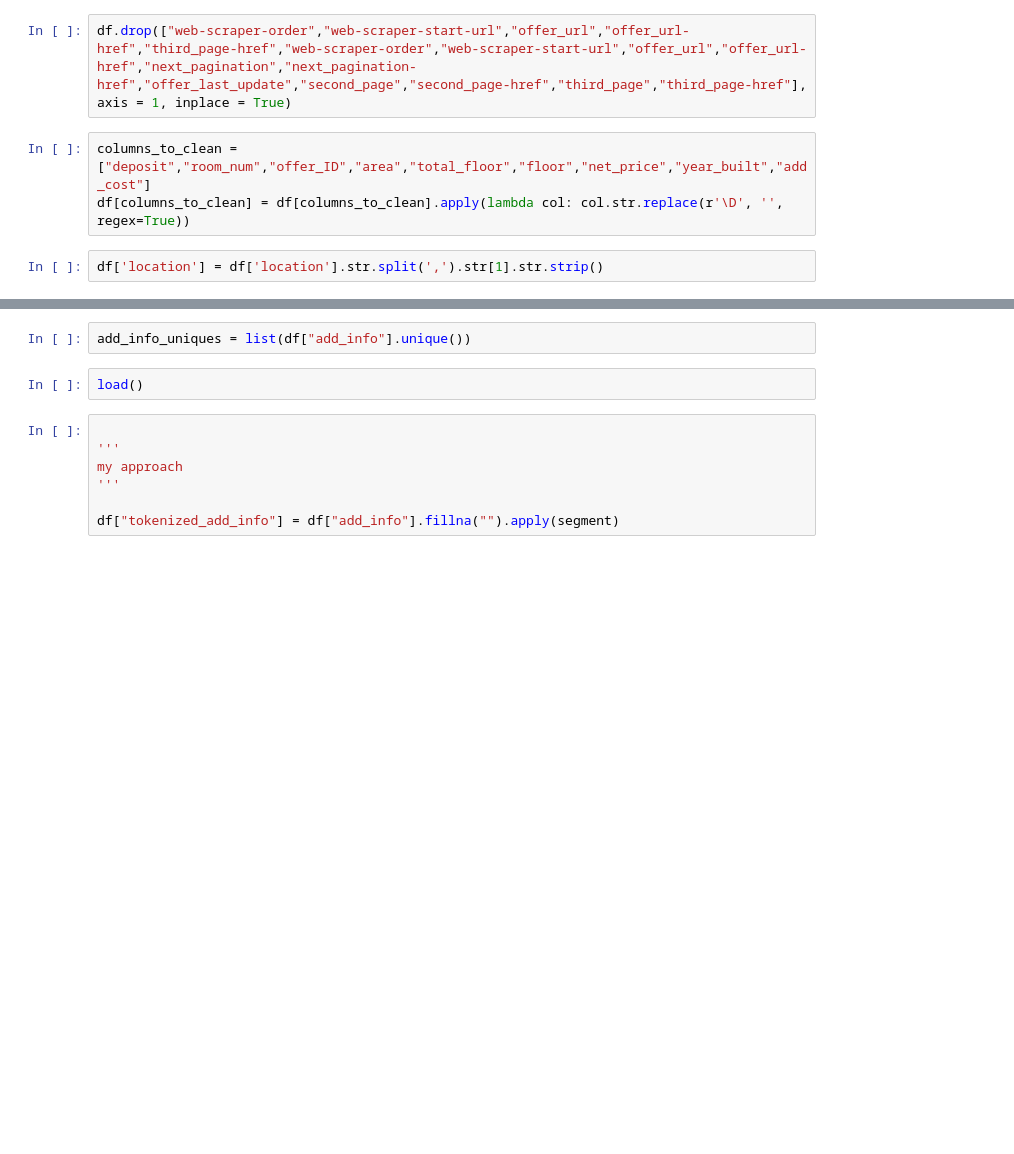
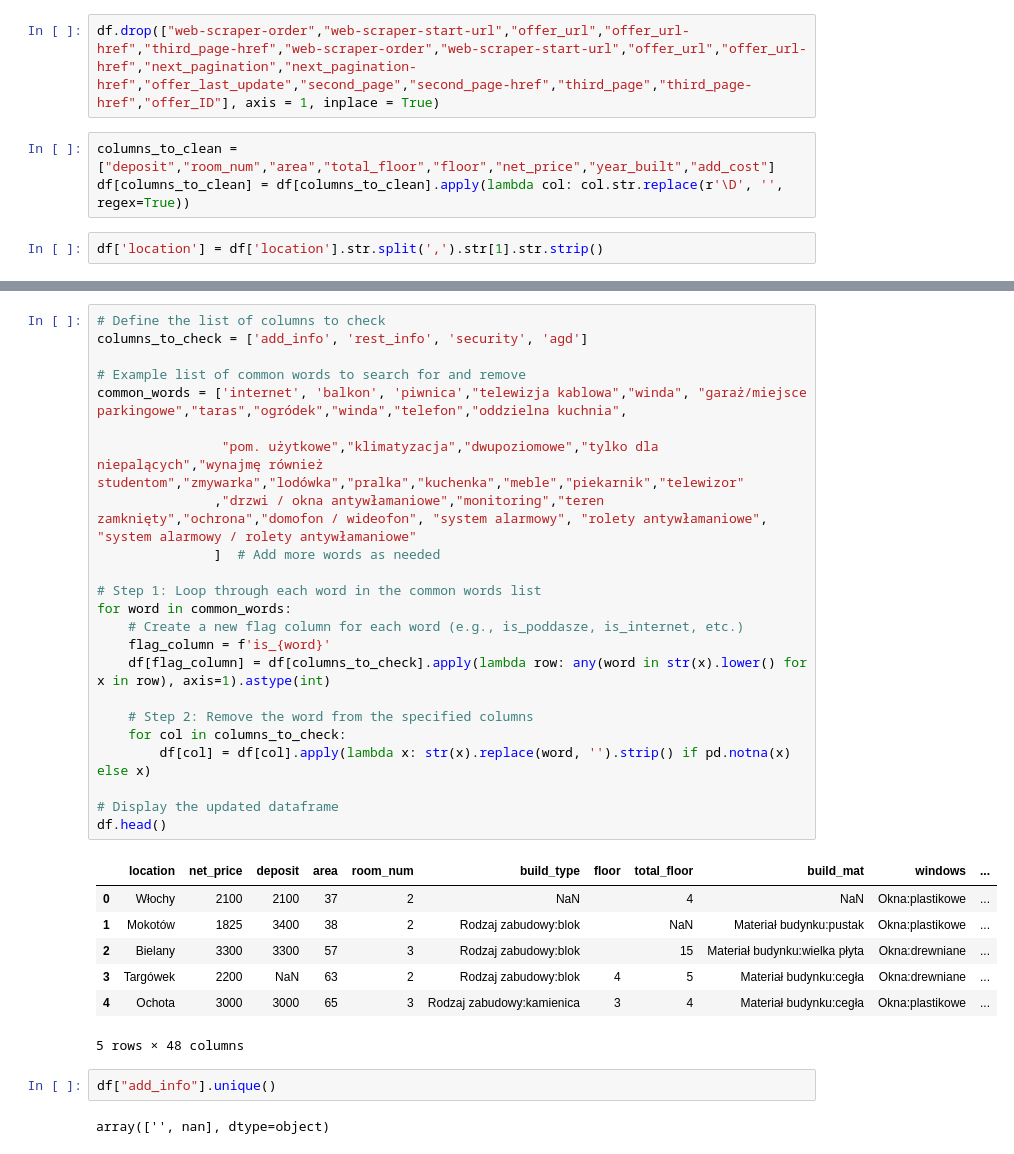
Before and after one commit to filki/Kaggle_Warsaw_rent_prices, a Jupyter notebook: starter.ipynb, the cells around one changed output, grey strips where cells are left out. Cells and saved outputs as stored; diff of their text form; blank space fills up the shorter version.

```diff
--- a/starter.ipynb
+++ b/starter.ipynb
@@ -79,9 +97,9 @@ third_page               3441
 third_page-href          3441
 dtype: int64
 # %%
-df.drop(["web-scraper-order","web-scraper-start-url","offer_url","offer_url-href","third_page-href","web-scraper-order","web-scraper-start-url","offer_url","offer_url-href","next_pagination","next_pagination-href","offer_last_update","second_page","second_page-href","third_page","third_page-href"], axis = 1, inplace = True)
+df.drop(["web-scraper-order","web-scraper-start-url","offer_url","offer_url-href","third_page-href","web-scraper-order","web-scraper-start-url","offer_url","offer_url-href","next_pagination","next_pagination-href","offer_last_update","second_page","second_page-href","third_page","third_page-href","offer_ID"], axis = 1, inplace = True)
 # %%
-columns_to_clean = ["deposit","room_num","offer_ID","area","total_floor","floor","net_price","year_built","add_cost"]
+columns_to_clean = ["deposit","room_num","area","total_floor","floor","net_price","year_built","add_cost"]
 df[columns_to_clean] = df[columns_to_clean].apply(lambda col: col.str.replace(r'\D', '', regex=True))
 # %%
 df['location'] = df['location'].str.split(',').str[1].str.strip()
@@ -104,11 +122,35 @@ df
+# %%
+# Define the list of columns to check
+columns_to_check = ['add_info', 'rest_info', 'security', 'agd']
+
+# Example list of common words to search for and remove
+common_words = ['internet', 'balkon', 'piwnica',"telewizja kablowa","winda", "garaż/miejsce parkingowe","taras","ogródek","winda","telefon","oddzielna kuchnia",
+
+                "pom. użytkowe","klimatyzacja","dwupoziomowe","tylko dla niepalących","wynajmę również studentom","zmywarka","lodówka","pralka","kuchenka","meble","piekarnik","telewizor"
+               ,"drzwi / okna antywłamaniowe","monitoring","teren zamknięty","ochrona","domofon / wideofon", "system alarmowy", "rolety antywłamaniowe", "system alarmowy / rolety antywłamaniowe"
+               ]  # Add more words as needed
+
+# Step 1: Loop through each word in the common words list
+for word in common_words:
+    # Create a new flag column for each word (e.g., is_poddasze, is_internet, etc.)
+    flag_column = f'is_{word}'
+    df[flag_column] = df[columns_to_check].apply(lambda row: any(word in str(x).lower() for x in row), axis=1).astype(int)
+
+    # Step 2: Remove the word from the specified columns
+    for col in columns_to_check:
+        df[col] = df[col].apply(lambda x: str(x).replace(word, '').strip() if pd.notna(x) else x)
+
+# Display the updated dataframe
+df.head()
+# %% [output]
+|  | location | net_price | deposit | area | room_num | build_type | floor | total_floor | build_mat | windows | ... |
+| 0 | Włochy | 2100 | 2100 | 37 | 2 | NaN |  | 4 | NaN | Okna:plastikowe | ... |
+| 1 | Mokotów | 1825 | 3400 | 38 | 2 | Rodzaj zabudowy:blok |  | NaN | Materiał budynku:pustak | Okna:plastikowe | ... |
+| 2 | Bielany | 3300 | 3300 | 57 | 3 | Rodzaj zabudowy:blok |  | 15 | Materiał budynku:wielka płyta | Okna:drewniane | ... |
+| 3 | Targówek | 2200 | NaN | 63 | 2 | Rodzaj zabudowy:blok | 4 | 5 | Materiał budynku:cegła | Okna:drewniane | ... |
+| 4 | Ochota | 3000 | 3000 | 65 | 3 | Rodzaj zabudowy:kamienica | 3 | 4 | Materiał budynku:cegła | Okna:plastikowe | ... |
+5 rows × 48 columns
 # %%
-add_info_uniques = list(df["add_info"].unique())
+df["add_info"].unique()
+# %% [output]
+array(['', nan], dtype=object)
-# %%
-load()
-# %%
-
-'''
-my approach
-'''
-
-df["tokenized_add_info"] = df["add_info"].fillna("").apply(segment)
```
Also changed, not shown: parts of 31 cells of this notebook.
